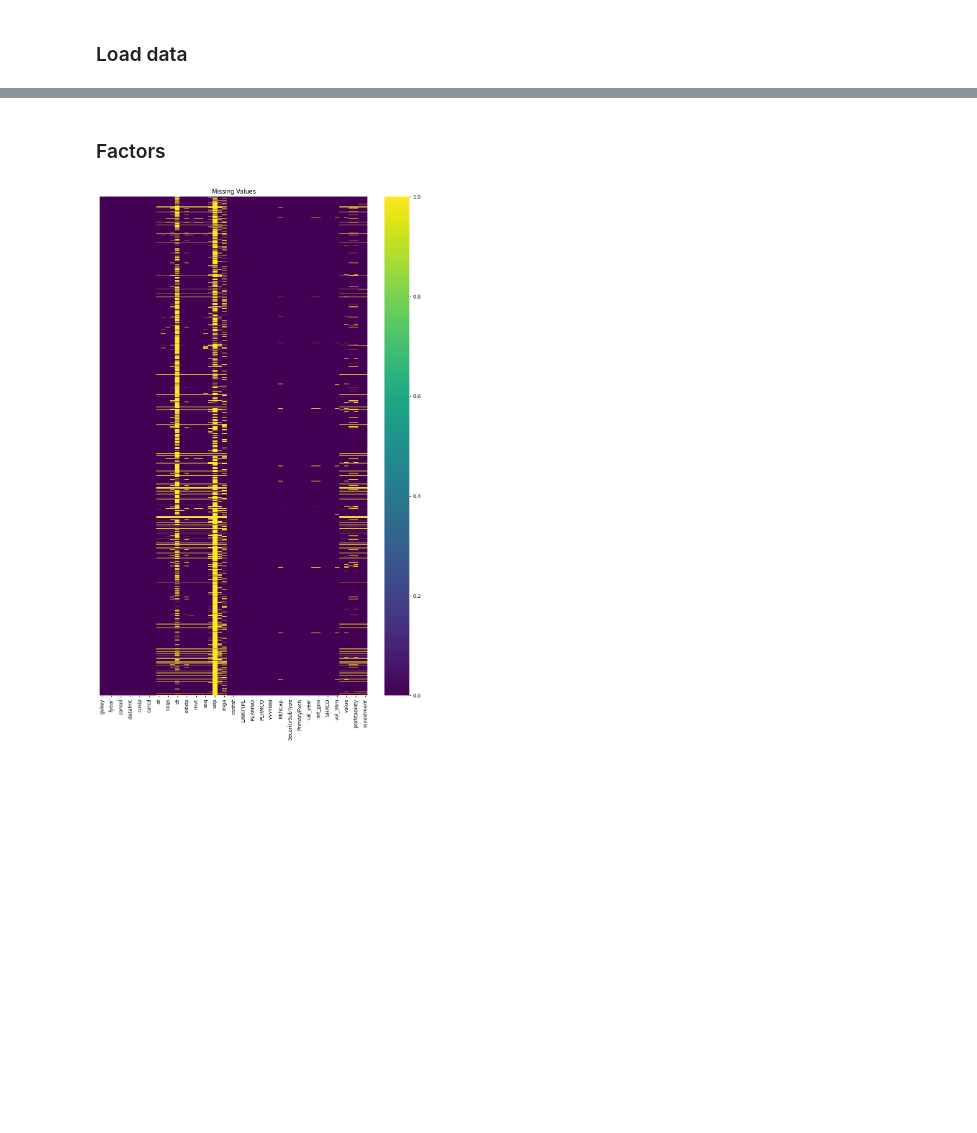
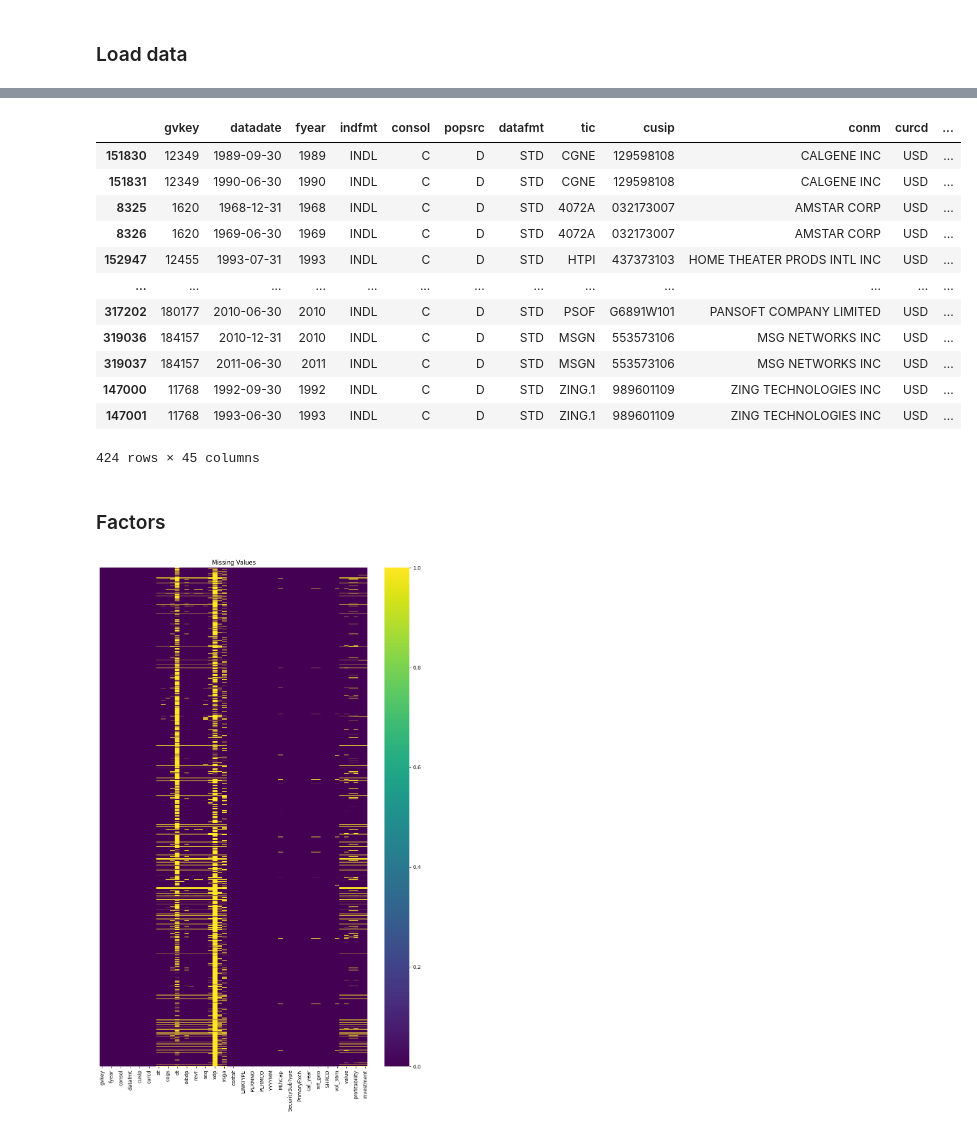
Before and after one commit to christopher-dybdahl/integrated-portfolio-factor-allocation, a Jupyter notebook: notebooks/data_preprocessing.ipynb, the cells around one changed output, grey strips where cells are left out. Cells and saved outputs as stored; diff of their text form; code cells hidden in the pictures; blank space fills up the shorter version.

Commit message:
cleanup and duplicate check

```diff
--- a/notebooks/data_preprocessing.ipynb
+++ b/notebooks/data_preprocessing.ipynb
@@ -31,3 +31,13 @@ crsp_compustat = crsp_compustat[crsp_compustat["PERMNO"].notna()]
 crsp_compustat = crsp_compustat.sort_values(
     ["PERMNO", "fyear", "datadate"]
 ).drop_duplicates(subset=["PERMNO", "fyear"], keep="last")
+# %%
+# Check for duplicates in crsp_compustat
+duplicates = crsp_compustat[
+    crsp_compustat.duplicated(subset=["PERMNO", "cal_year"], keep=False)
+]
+if not duplicates.empty:
+    print(f"Found {len(duplicates)} duplicate entries in crsp_compustat!")
+    print(duplicates.sort_values(["PERMNO", "cal_year"]).head())
+else:
+    print("No duplicates found in crsp_compustat.")
@@ -34,3 +62,19 @@ crsp_compustat = crsp_compustat.sort_values(
+# %%
+duplicates
+# %% [output]
+|  | gvkey | datadate | fyear | indfmt | consol | popsrc | datafmt | tic | cusip | conm | curcd | ... |
+| 151830 | 12349 | 1989-09-30 | 1989 | INDL | C | D | STD | CGNE | 129598108 | CALGENE INC | USD | ... |
+| 151831 | 12349 | 1990-06-30 | 1990 | INDL | C | D | STD | CGNE | 129598108 | CALGENE INC | USD | ... |
+| 8325 | 1620 | 1968-12-31 | 1968 | INDL | C | D | STD | 4072A | 032173007 | AMSTAR CORP | USD | ... |
+| 8326 | 1620 | 1969-06-30 | 1969 | INDL | C | D | STD | 4072A | 032173007 | AMSTAR CORP | USD | ... |
+| 152947 | 12455 | 1993-07-31 | 1993 | INDL | C | D | STD | HTPI | 437373103 | HOME THEATER PRODS INTL INC | USD | ... |
+| ... | ... | ... | ... | ... | ... | ... | ... | ... | ... | ... | ... | ... |
+| 317202 | 180177 | 2010-06-30 | 2010 | INDL | C | D | STD | PSOF | G6891W101 | PANSOFT COMPANY LIMITED | USD | ... |
+| 319036 | 184157 | 2010-12-31 | 2010 | INDL | C | D | STD | MSGN | 553573106 | MSG NETWORKS INC | USD | ... |
+| 319037 | 184157 | 2011-06-30 | 2011 | INDL | C | D | STD | MSGN | 553573106 | MSG NETWORKS INC | USD | ... |
+| 147000 | 11768 | 1992-09-30 | 1992 | INDL | C | D | STD | ZING.1 | 989601109 | ZING TECHNOLOGIES INC | USD | ... |
+| 147001 | 11768 | 1993-06-30 | 1993 | INDL | C | D | STD | ZING.1 | 989601109 | ZING TECHNOLOGIES INC | USD | ... |
+424 rows × 45 columns
 # %%
 # 2. CRSP
 crsp = pd.read_csv(
```
Also changed, not shown: parts of 1 cell of this notebook, 1 other file.
